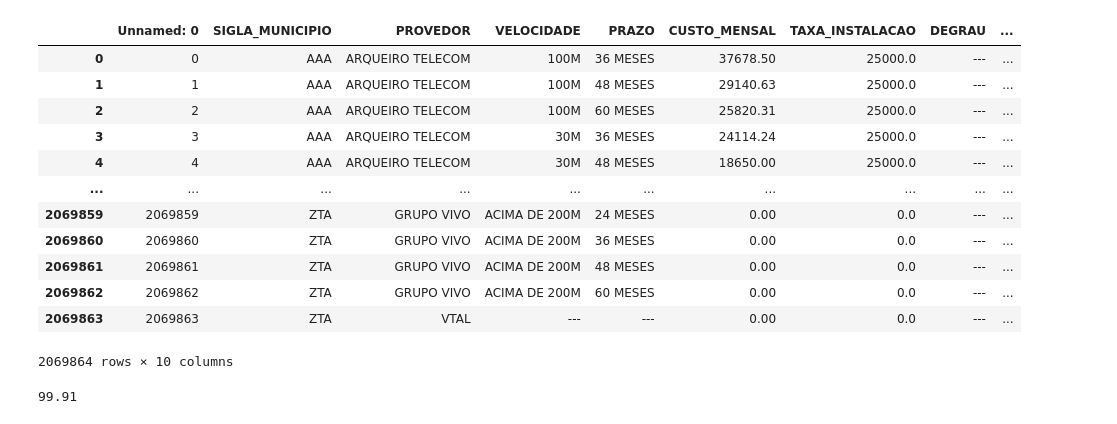
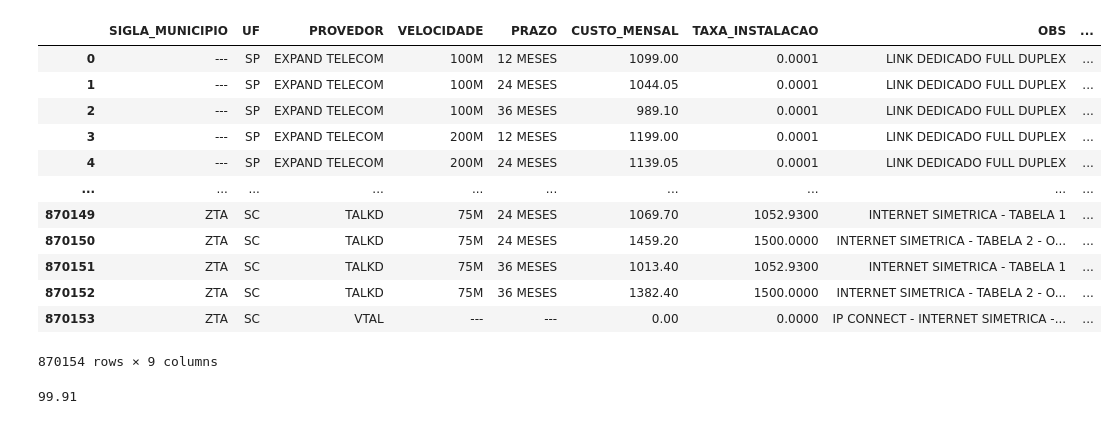
Before and after one commit to ImFelipeArantes/AUTMACAO_LOTE, a Jupyter notebook: cobaia.ipynb, the cells around one changed output. Cells and saved outputs as stored; diff of their text form; code cells hidden in the pictures.

```diff
--- a/cobaia.ipynb
+++ b/cobaia.ipynb
@@ -136,19 +91,3 @@ def processar_dataframe(df, padronizar_obs_flag=False):
 valores_ethernet = processar_dataframe(valores_ethernet)
 valores_banda_larga = processar_dataframe(valores_banda_larga, padronizar_obs_flag=True)
 valores_internet_id = processar_dataframe(valores_internet_id, padronizar_obs_flag=True)
-# %%
-pd.read_csv("./arquivos/valores_ethernet.csv")
-# %% [output]
-|  | Unnamed: 0 | SIGLA_MUNICIPIO | PROVEDOR | VELOCIDADE | PRAZO | CUSTO_MENSAL | TAXA_INSTALACAO | DEGRAU | ... |
-| 0 | 0 | AAA | ARQUEIRO TELECOM | 100M | 36 MESES | 37678.50 | 25000.0 | --- | ... |
-| 1 | 1 | AAA | ARQUEIRO TELECOM | 100M | 48 MESES | 29140.63 | 25000.0 | --- | ... |
-| 2 | 2 | AAA | ARQUEIRO TELECOM | 100M | 60 MESES | 25820.31 | 25000.0 | --- | ... |
-| 3 | 3 | AAA | ARQUEIRO TELECOM | 30M | 36 MESES | 24114.24 | 25000.0 | --- | ... |
-| 4 | 4 | AAA | ARQUEIRO TELECOM | 30M | 48 MESES | 18650.00 | 25000.0 | --- | ... |
-| ... | ... | ... | ... | ... | ... | ... | ... | ... | ... |
-| 2069859 | 2069859 | ZTA | GRUPO VIVO | ACIMA DE 200M | 24 MESES | 0.00 | 0.0 | --- | ... |
-| 2069860 | 2069860 | ZTA | GRUPO VIVO | ACIMA DE 200M | 36 MESES | 0.00 | 0.0 | --- | ... |
-| 2069861 | 2069861 | ZTA | GRUPO VIVO | ACIMA DE 200M | 48 MESES | 0.00 | 0.0 | --- | ... |
-| 2069862 | 2069862 | ZTA | GRUPO VIVO | ACIMA DE 200M | 60 MESES | 0.00 | 0.0 | --- | ... |
-| 2069863 | 2069863 | ZTA | VTAL | --- | --- | 0.00 | 0.0 | --- | ... |
-2069864 rows × 10 columns
@@ -155,3 +103,19 @@ pd.read_csv("./arquivos/valores_ethernet.csv")
+# %%
+valores_internet_id
+# %% [output]
+|  | SIGLA_MUNICIPIO | UF | PROVEDOR | VELOCIDADE | PRAZO | CUSTO_MENSAL | TAXA_INSTALACAO | OBS | ... |
+| 0 | --- | SP | EXPAND TELECOM | 100M | 12 MESES | 1099.00 | 0.0001 | LINK DEDICADO FULL DUPLEX | ... |
+| 1 | --- | SP | EXPAND TELECOM | 100M | 24 MESES | 1044.05 | 0.0001 | LINK DEDICADO FULL DUPLEX | ... |
+| 2 | --- | SP | EXPAND TELECOM | 100M | 36 MESES | 989.10 | 0.0001 | LINK DEDICADO FULL DUPLEX | ... |
+| 3 | --- | SP | EXPAND TELECOM | 200M | 12 MESES | 1199.00 | 0.0001 | LINK DEDICADO FULL DUPLEX | ... |
+| 4 | --- | SP | EXPAND TELECOM | 200M | 24 MESES | 1139.05 | 0.0001 | LINK DEDICADO FULL DUPLEX | ... |
+| ... | ... | ... | ... | ... | ... | ... | ... | ... | ... |
+| 870149 | ZTA | SC | TALKD | 75M | 24 MESES | 1069.70 | 1052.9300 | INTERNET SIMETRICA - TABELA 1 | ... |
+| 870150 | ZTA | SC | TALKD | 75M | 24 MESES | 1459.20 | 1500.0000 | INTERNET SIMETRICA - TABELA 2 - O... | ... |
+| 870151 | ZTA | SC | TALKD | 75M | 36 MESES | 1013.40 | 1052.9300 | INTERNET SIMETRICA - TABELA 1 | ... |
+| 870152 | ZTA | SC | TALKD | 75M | 36 MESES | 1382.40 | 1500.0000 | INTERNET SIMETRICA - TABELA 2 - O... | ... |
+| 870153 | ZTA | SC | VTAL | --- | --- | 0.00 | 0.0000 | IP CONNECT - INTERNET SIMETRICA -... | ... |
+870154 rows × 9 columns
 # %%
 teia = pd.read_csv(r"C:\Users\F257064\Documents\Codes\atualizacao automacao lote\AUTMACAO_LOTE\2025\PROJETOS\MORMONS\1116 - 600M\ext_20250820_101446-caaac478ca5b09229c83e349c48d95c1.csv",sep=';').fillna('')
 # teia = pd.read_excel(r"C:\Users\F257064\Documents\Codes\atualizacao automacao lote\AUTMACAO_LOTE\SAINT GOBAIN\EXTRACAO_TEIA_SAINT GOBAIN - CENÁRIO 2 SEGUNDO ACESSO.xlsx").fillna('')
```
Also changed, not shown: parts of 4 cells of this notebook, 11 other files.
